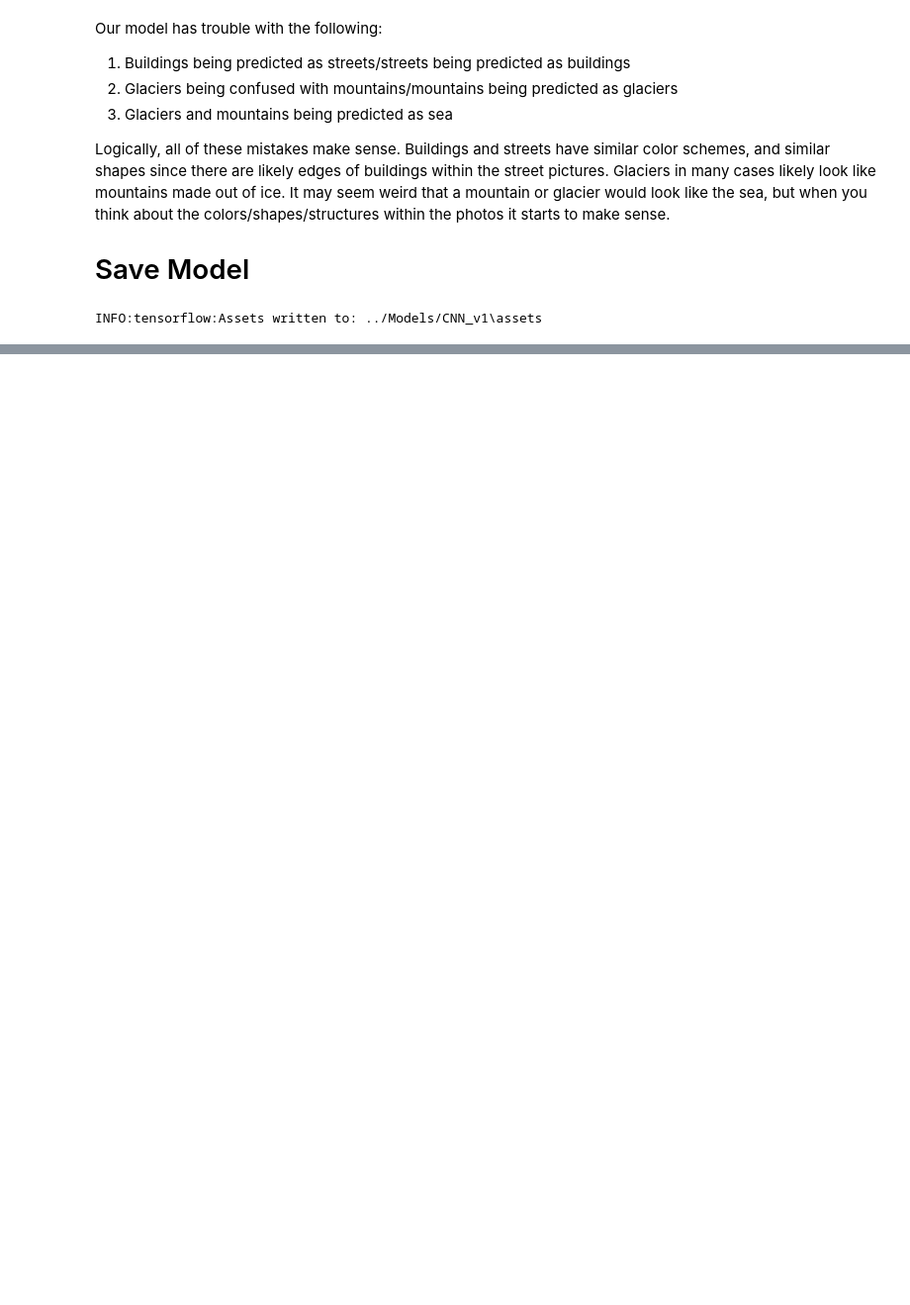
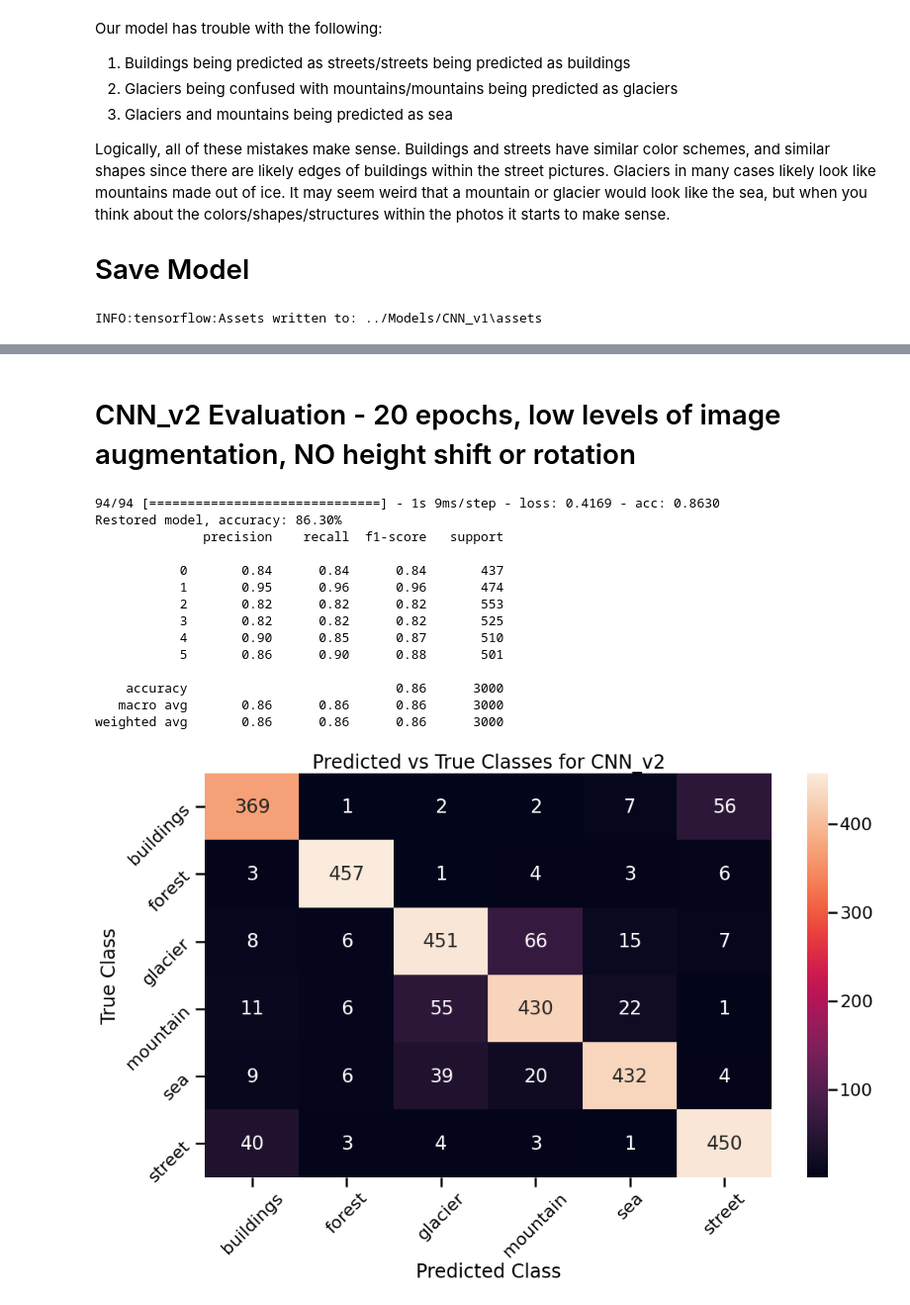
Before and after one commit to atyoung1997/Outdoor-Image-Classification-Project, a Jupyter notebook: Modeling and Testing Notebooks/Modeling.ipynb, the cells around one changed output, grey strips where cells are left out. Shown: that part at 99% size. Saved outputs shown, nothing was run; the diff lists cells and outputs as text; code cells hidden in the pictures; blank space fills up the shorter version.

```diff
--- a/Modeling and Testing Notebooks/Modeling.ipynb
+++ b/Modeling and Testing Notebooks/Modeling.ipynb
@@ -203,0 +283,20 @@ Restored model, accuracy: 79.80%
+# %% [markdown]
+# CNN_v2 Evaluation - 20 epochs, low levels of image augmentation, NO height shift or rotation
+# %%
+load_evaluate_model('CNN_v2', X_test, y_test, labels)
+# %% [output]
+94/94 [==============================] - 1s 9ms/step - loss: 0.4169 - acc: 0.8630
+Restored model, accuracy: 86.30%
+              precision    recall  f1-score   support
+
+           0       0.84      0.84      0.84       437
+           1       0.95      0.96      0.96       474
+           2       0.82      0.82      0.82       553
+           3       0.82      0.82      0.82       525
+           4       0.90      0.85      0.87       510
+           5       0.86      0.90      0.88       501
+
+    accuracy                           0.86      3000
+   macro avg       0.86      0.86      0.86      3000
+weighted avg       0.86      0.86      0.86      3000
+[figure, added]
```
Also changed, not shown: parts of 54 cells of this notebook, 2 other files.
